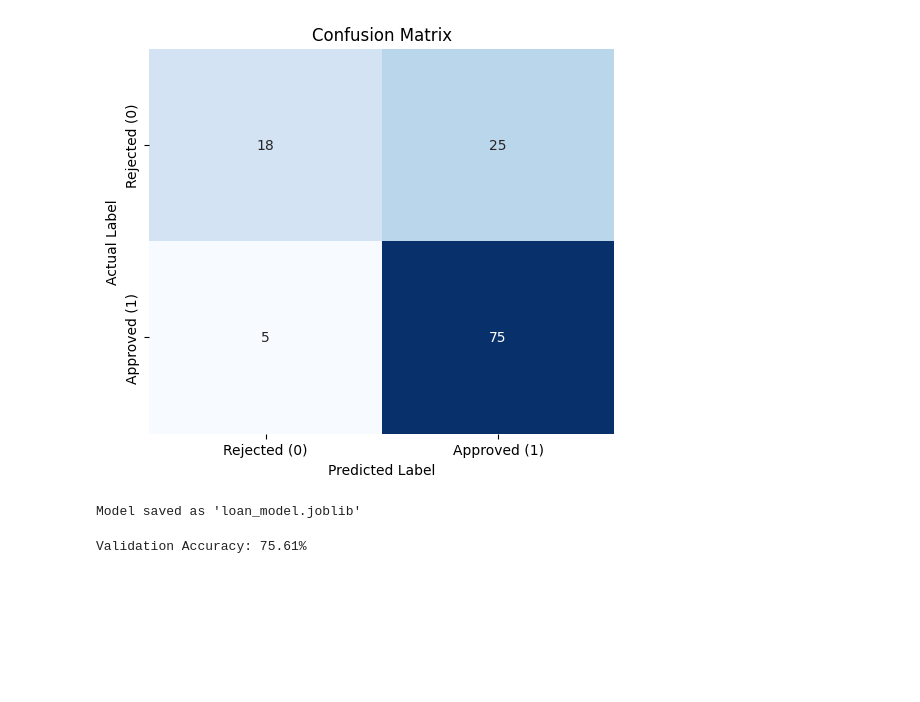
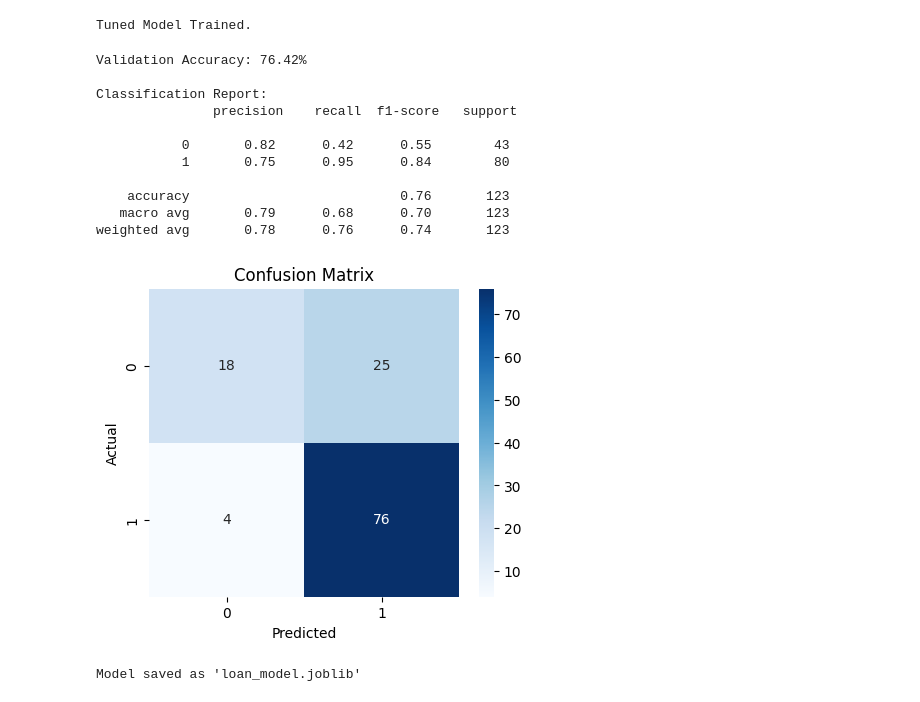
Before and after one commit to Hope426/group_3_ds613, a Jupyter notebook: main_notebook.ipynb, the cells around one changed output. Drawn from its saved outputs; the diff is of its cells as text; code cells hidden in the pictures; blank space fills up the shorter version.

```diff
--- a/main_notebook.ipynb
+++ b/main_notebook.ipynb
@@ -152,43 +168,46 @@ weighted avg       0.76      0.76      0.73       123
-# %%
-
-
-# 1. Calculate the Confusion Matrix
-# y_val = actual answers, y_pred = model's predictions
-cm = confusion_matrix(y_val, y_pred)
-
-# 2. Visualize it using a Heatmap
-plt.figure(figsize=(6, 5))
-sns.heatmap(cm, annot=True, fmt='d', cmap='Blues', cbar=False,
-            xticklabels=['Rejected (0)', 'Approved (1)'],
-            yticklabels=['Rejected (0)', 'Approved (1)'])
-
-plt.xlabel('Predicted Label')
-plt.ylabel('Actual Label')
-plt.title('Confusion Matrix')
-plt.show()
-# %% [output]
-[figure, removed]
+# %%
+# Tuned Random Forest
+rf_model = RandomForestClassifier(
+    n_estimators=200,        # More trees
+    max_depth=10,            # Prevent overfitting
+    class_weight='balanced', # Improve Recall for 'Rejected' loans
+    random_state=42
+)
+
+rf_model.fit(X_train, y_train)
+print("Tuned Model Trained.")
+# %% [output]
+Tuned Model Trained.
+# %%
+# Predictions on Validation Set
+y_pred = rf_model.predict(X_val)
+
+# Accuracy
+print(f"Validation Accuracy: {accuracy_score(y_val, y_pred)*100:.2f}%")
+print("\nClassification Report:\n", classification_report(y_val, y_pred))
+
+# Visual Confusion Matrix
+plt.figure(figsize=(5, 4))
+sns.heatmap(confusion_matrix(y_val, y_pred), annot=True, fmt='d', cmap='Blues')
+plt.title('Confusion Matrix')
+plt.ylabel('Actual')
+plt.xlabel('Predicted')
+plt.show()
+# %% [output]
+Validation Accuracy: 76.42%
+
+Classification Report:
+               precision    recall  f1-score   support
+
+           0       0.82      0.42      0.55        43
+           1       0.75      0.95      0.84        80
+
+    accuracy                           0.76       123
+   macro avg       0.79      0.68      0.70       123
+weighted avg       0.78      0.76      0.74       123
+[figure, added]
 # %%
 joblib.dump(rf_model, 'loan_model.joblib')
 print("Model saved as 'loan_model.joblib'")
 # %% [output]
 Model saved as 'loan_model.joblib'
-# %%
-# 1. Prepare Training Data
-# X is the data, y is the answer
-df_train_x = df_train.drop('Loan_Status', axis=1)
-df_train_y = df_train['Loan_Status']
-
-# 2. Split TRAIN data into "Teaching" (Train) and "Quizing" (Validation) sets
-# We do this so we can calculate an accuracy score (metrics)
-X_train, X_val, y_train, y_val = train_test_split(df_train_x, df_train_y, test_size=0.2, random_state=42)
-
-# 3. Train the model
-rf_model = RandomForestClassifier(n_estimators=100, random_state=42)
-rf_model.fit(X_train, y_train)
-
-# 4. Check Accuracy (on the Validation set)
-val_predictions = rf_model.predict(X_val)
-print(f"Validation Accuracy: {accuracy_score(y_val, val_predictions) * 100:.2f}%")
-# %% [output]
-Validation Accuracy: 75.61%
```
Also changed, not shown: parts of 20 cells of this notebook, 2 other files.
